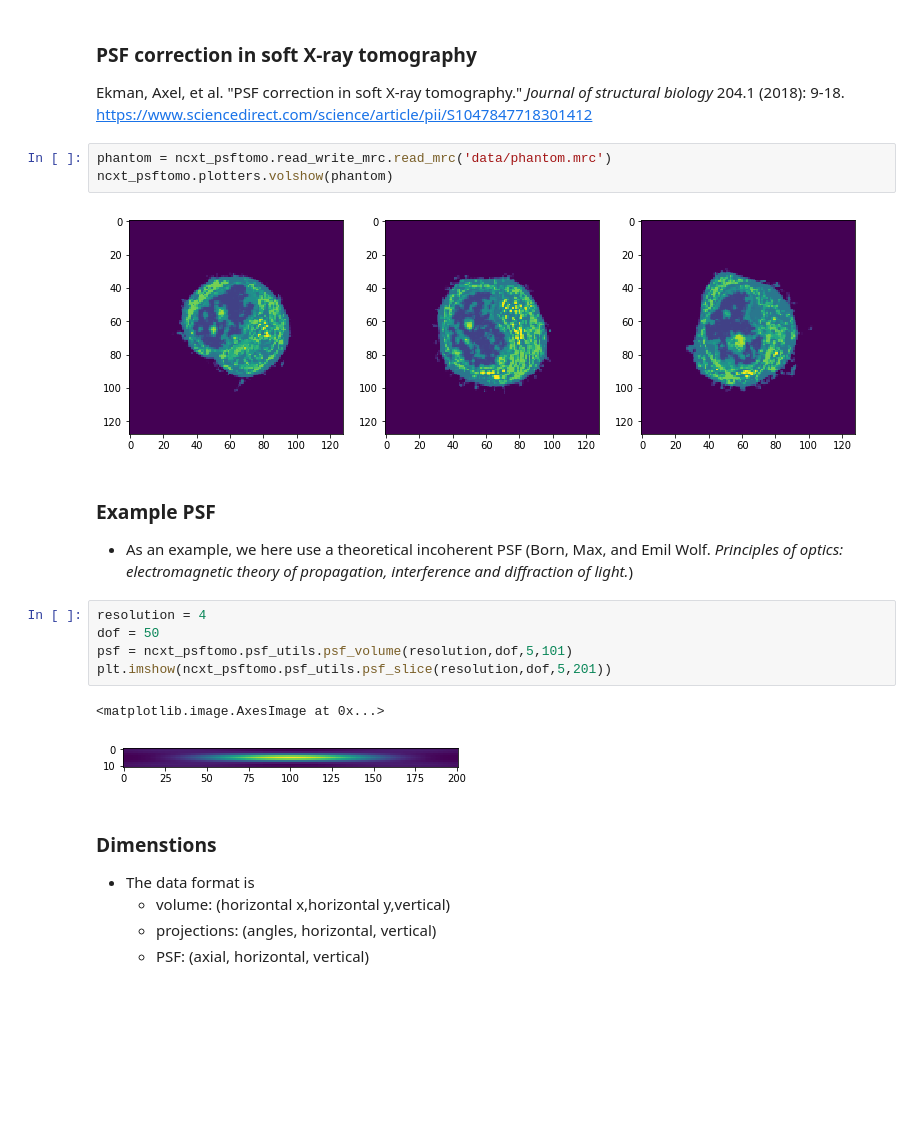
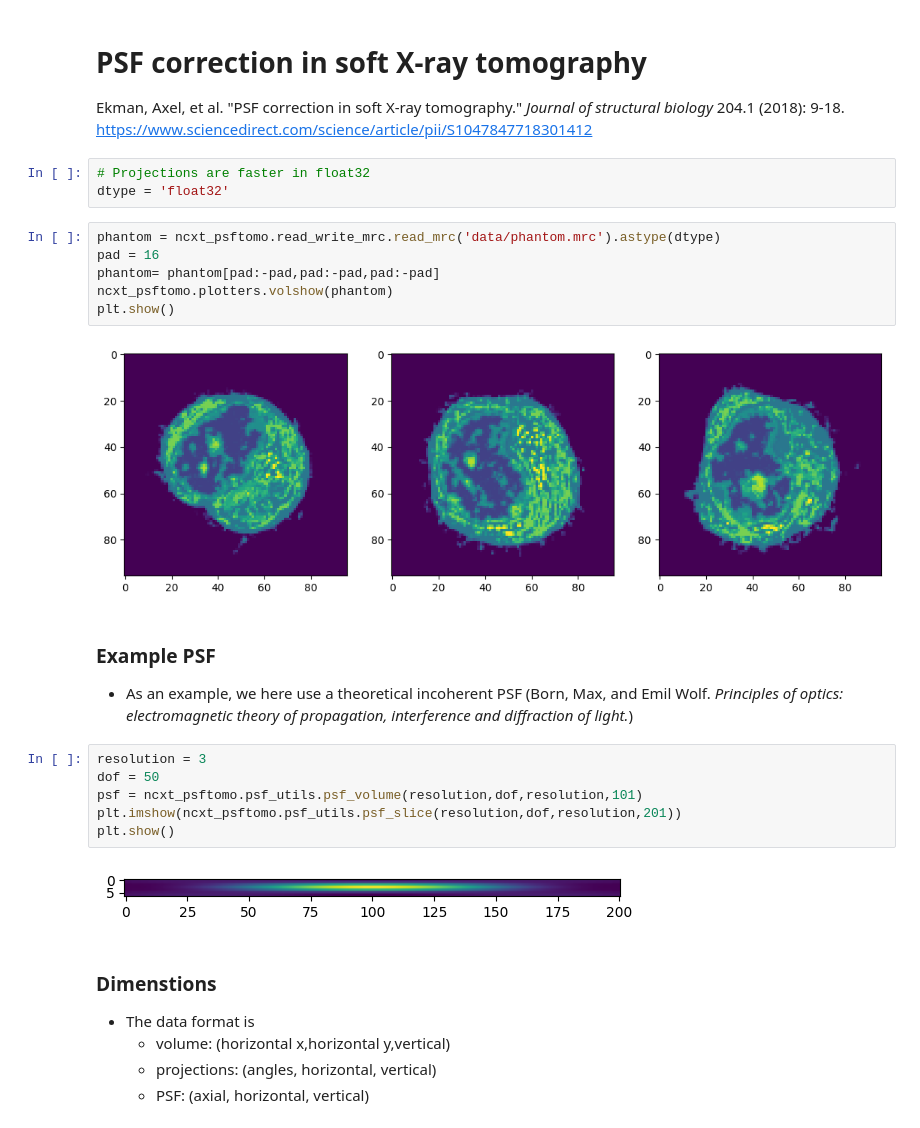
Before and after one commit to axarekma/ncxt_psftomo, a Jupyter notebook: PSF_projectors.ipynb, the cells around one changed output. Drawn from its saved outputs; the diff is of its cells as text; blank space fills up the shorter version.

```diff
--- a/PSF_projectors.ipynb
+++ b/PSF_projectors.ipynb
@@ -9,22 +14,28 @@ import ncxt_psftomo
 # %% [markdown]
-### PSF correction in soft X-ray tomography
+# PSF correction in soft X-ray tomography
 Ekman, Axel, et al. "PSF correction in soft X-ray tomography." _Journal of structural biology_ 204.1 (2018): 9-18. https://www.sciencedirect.com/science/article/pii/S1047847718301412
+# %%
+# Projections are faster in float32
+dtype = 'float32'
 # %%
-phantom = ncxt_psftomo.read_write_mrc.read_mrc('data/phantom.mrc')
+phantom = ncxt_psftomo.read_write_mrc.read_mrc('data/phantom.mrc').astype(dtype)
+pad = 16
+phantom= phantom[pad:-pad,pad:-pad,pad:-pad]
 ncxt_psftomo.plotters.volshow(phantom)
+plt.show()
 # %% [output]
-[figure, old version]
+[figure, new version]
 # %% [markdown]
 ### Example PSF
 - As an example, we here use a theoretical incoherent PSF (Born, Max, and Emil Wolf. _Principles of optics: electromagnetic theory of propagation, interference and diffraction of light._)
 # %%
-resolution = 4
+resolution = 3
 dof = 50
-psf = ncxt_psftomo.psf_utils.psf_volume(resolution,dof,5,101)
-plt.imshow(ncxt_psftomo.psf_utils.psf_slice(resolution,dof,5,201))
+psf = ncxt_psftomo.psf_utils.psf_volume(resolution,dof,resolution,101)
+plt.imshow(ncxt_psftomo.psf_utils.psf_slice(resolution,dof,resolution,201))
+plt.show()
 # %% [output]
-<matplotlib.image.AxesImage at 0x...>
-[figure, old version]
+[figure, new version]
 # %% [markdown]
 ### Dimenstions
 - The data format is
```
Also changed, not shown: parts of 9 cells of this notebook, 22 other files.
